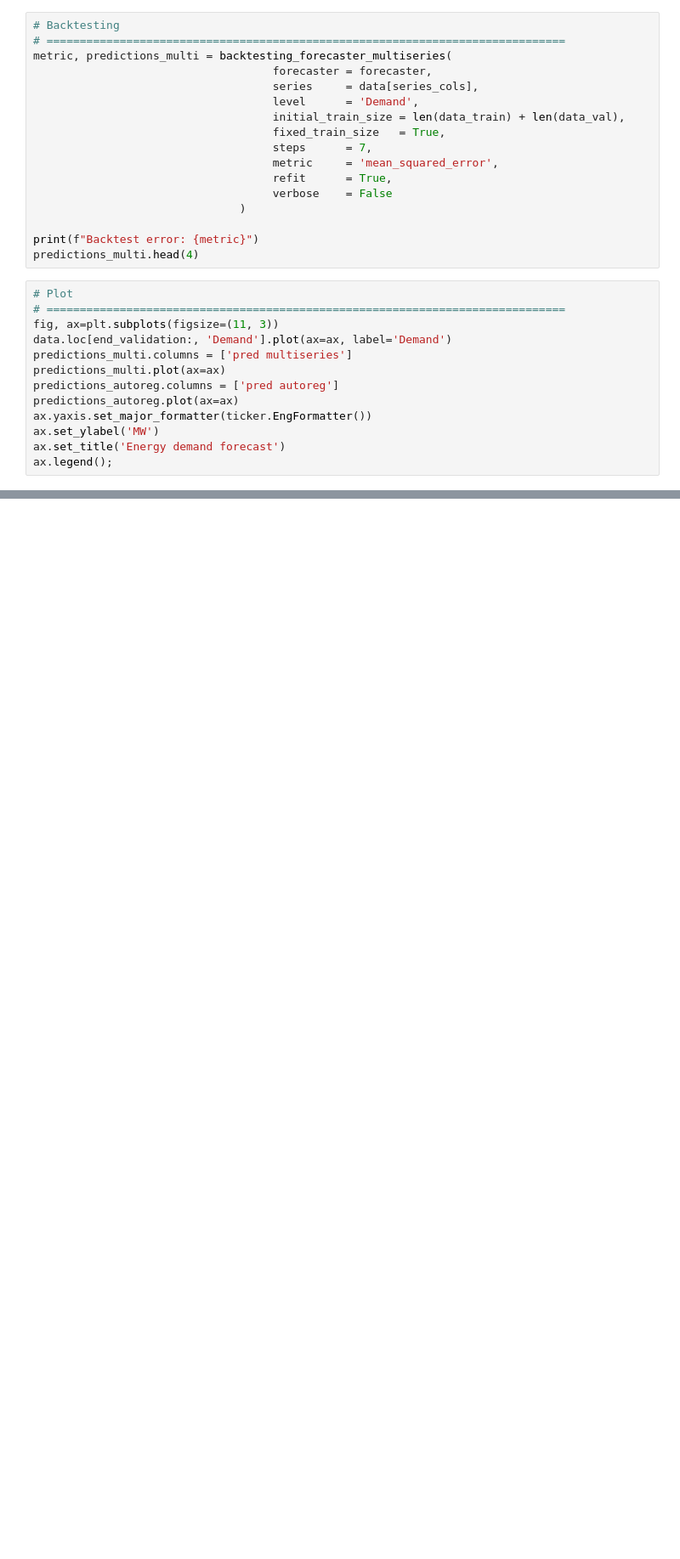
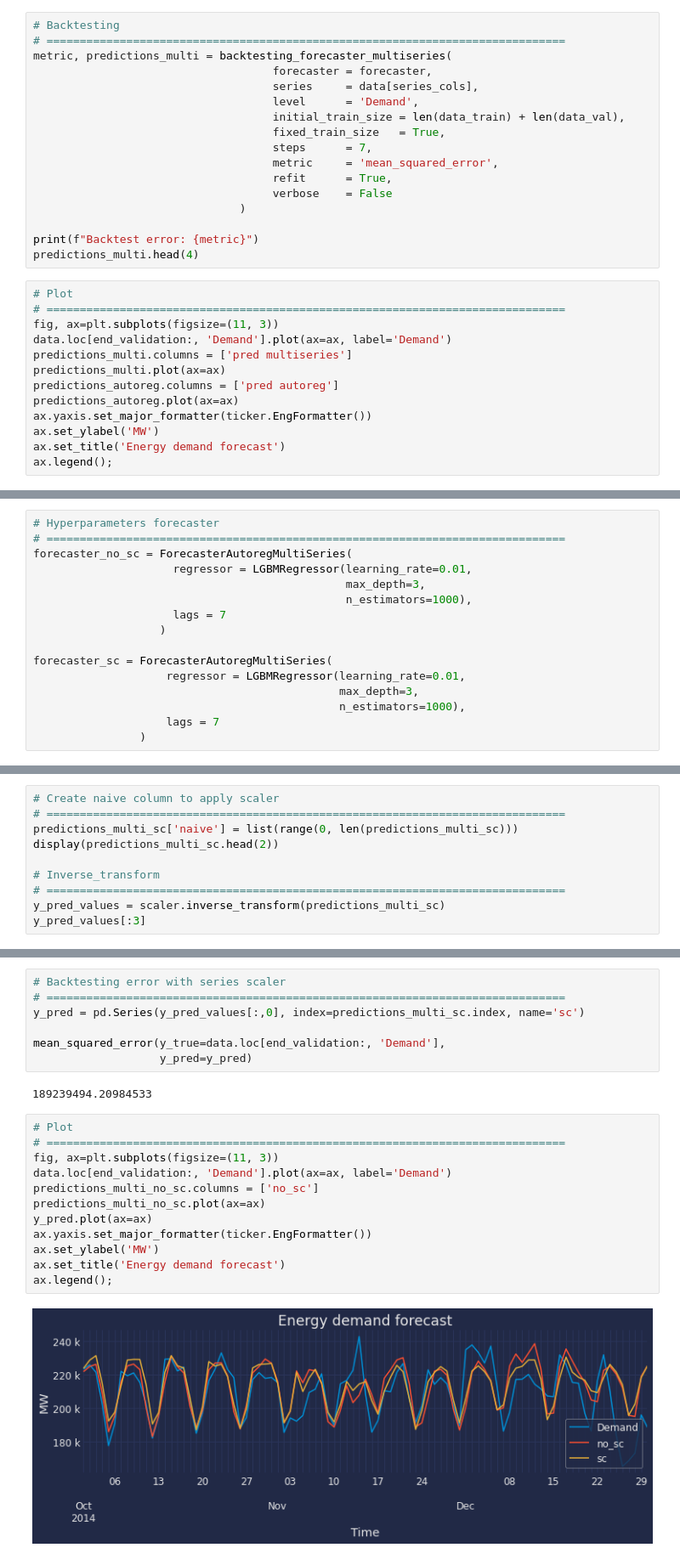
Before and after one commit to JoaquinAmatRodrigo/skforecast, a Jupyter notebook: dev/develop/skforecast_ForecasterAutoregMultiSeries_hyperparameters.ipynb, the cells around one changed output, grey strips where cells are left out. Shown at 85% size. Cells and saved outputs as stored; diff of their text form; blank space fills up the shorter version.

```diff
--- a/dev/develop/skforecast_ForecasterAutoregMultiSeries_hyperparameters.ipynb
+++ b/dev/develop/skforecast_ForecasterAutoregMultiSeries_hyperparameters.ipynb
@@ -2946,0 +3137,16 @@ ax.legend();
+# %%
+# Hyperparameters forecaster
+# ==============================================================================
+forecaster_no_sc = ForecasterAutoregMultiSeries(
+                     regressor = LGBMRegressor(learning_rate=0.01,
+                                               max_depth=3,
+                                               n_estimators=1000),
+                     lags = 7
+                   )
+
+forecaster_sc = ForecasterAutoregMultiSeries(
+                    regressor = LGBMRegressor(learning_rate=0.01,
+                                              max_depth=3,
+                                              n_estimators=1000),
+                    lags = 7
+                )
@@ -2946,0 +3208,10 @@ ax.legend();
+# %%
+# Create naive column to apply scaler
+# ==============================================================================
+predictions_multi_sc['naive'] = list(range(0, len(predictions_multi_sc)))
+display(predictions_multi_sc.head(2))
+
+# Inverse_transform
+# ==============================================================================
+y_pred_values = scaler.inverse_transform(predictions_multi_sc)
+y_pred_values[:3]
@@ -2946,0 +3225,23 @@ ax.legend();
+# %%
+# Backtesting error with series scaler
+# ==============================================================================
+y_pred = pd.Series(y_pred_values[:,0], index=predictions_multi_sc.index, name='sc')
+
+mean_squared_error(y_true=data.loc[end_validation:, 'Demand'],
+                   y_pred=y_pred)
+# %% [output]
+189239494.20984533
+# %%
+# Plot
+# ==============================================================================
+fig, ax=plt.subplots(figsize=(11, 3))
+data.loc[end_validation:, 'Demand'].plot(ax=ax, label='Demand')
+predictions_multi_no_sc.columns = ['no_sc']
+predictions_multi_no_sc.plot(ax=ax)
+y_pred.plot(ax=ax)
+ax.yaxis.set_major_formatter(ticker.EngFormatter())
+ax.set_ylabel('MW')
+ax.set_title('Energy demand forecast')
+ax.legend();
+# %% [output]
+[figure, added]
```
Also changed, not shown: parts of 22 cells of this notebook.
